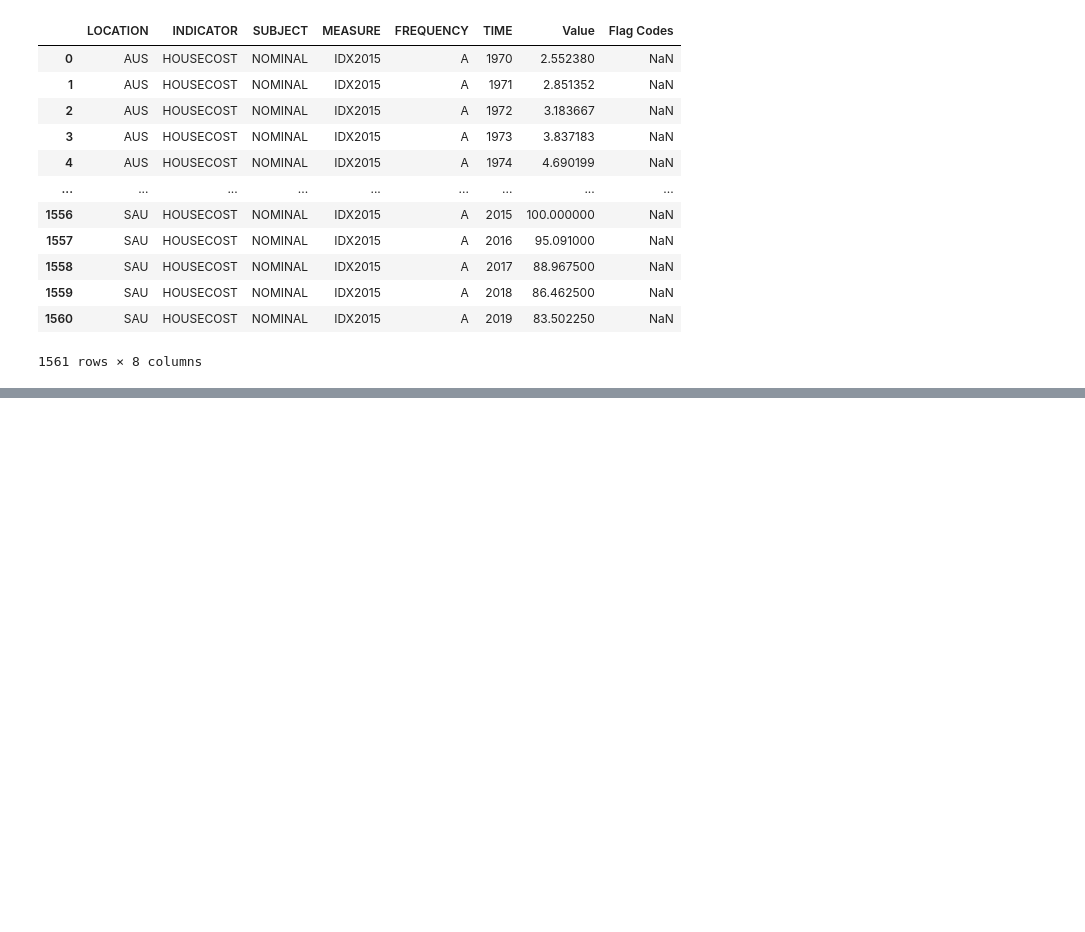
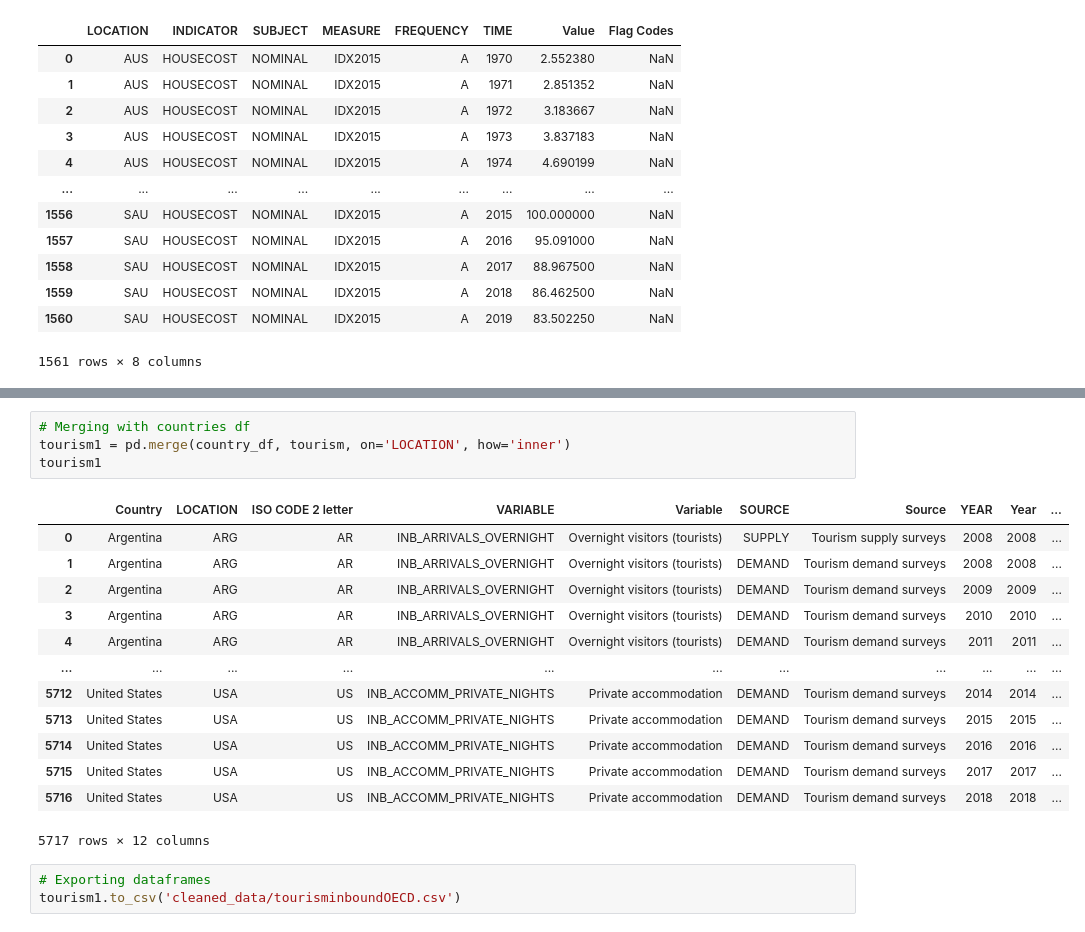
Before and after one commit to skumble27/final-project, a Jupyter notebook: dataextraction.ipynb, the cells around one changed output, grey strips where cells are left out. Saved outputs shown, nothing was run; the diff lists cells and outputs as text; blank space fills up the shorter version.

```diff
--- a/dataextraction.ipynb
+++ b/dataextraction.ipynb
@@ -180,0 +488,21 @@ final_real_estate_data
+# %%
+# Merging with countries df
+tourism1 = pd.merge(country_df, tourism, on='LOCATION', how='inner')
+tourism1
+# %% [output]
+|  | Country | LOCATION | ISO CODE 2 letter | VARIABLE | Variable | SOURCE | Source | YEAR | Year | ... |
+| 0 | Argentina | ARG | AR | INB_ARRIVALS_OVERNIGHT | Overnight visitors (tourists) | SUPPLY | Tourism supply surveys | 2008 | 2008 | ... |
+| 1 | Argentina | ARG | AR | INB_ARRIVALS_OVERNIGHT | Overnight visitors (tourists) | DEMAND | Tourism demand surveys | 2008 | 2008 | ... |
+| 2 | Argentina | ARG | AR | INB_ARRIVALS_OVERNIGHT | Overnight visitors (tourists) | DEMAND | Tourism demand surveys | 2009 | 2009 | ... |
+| 3 | Argentina | ARG | AR | INB_ARRIVALS_OVERNIGHT | Overnight visitors (tourists) | DEMAND | Tourism demand surveys | 2010 | 2010 | ... |
+| 4 | Argentina | ARG | AR | INB_ARRIVALS_OVERNIGHT | Overnight visitors (tourists) | DEMAND | Tourism demand surveys | 2011 | 2011 | ... |
+| ... | ... | ... | ... | ... | ... | ... | ... | ... | ... | ... |
+| 5712 | United States | USA | US | INB_ACCOMM_PRIVATE_NIGHTS | Private accommodation | DEMAND | Tourism demand surveys | 2014 | 2014 | ... |
+| 5713 | United States | USA | US | INB_ACCOMM_PRIVATE_NIGHTS | Private accommodation | DEMAND | Tourism demand surveys | 2015 | 2015 | ... |
+| 5714 | United States | USA | US | INB_ACCOMM_PRIVATE_NIGHTS | Private accommodation | DEMAND | Tourism demand surveys | 2016 | 2016 | ... |
+| 5715 | United States | USA | US | INB_ACCOMM_PRIVATE_NIGHTS | Private accommodation | DEMAND | Tourism demand surveys | 2017 | 2017 | ... |
+| 5716 | United States | USA | US | INB_ACCOMM_PRIVATE_NIGHTS | Private accommodation | DEMAND | Tourism demand surveys | 2018 | 2018 | ... |
+5717 rows × 12 columns
+# %%
+# Exporting dataframes
+tourism1.to_csv('cleaned_data/tourisminboundOECD.csv')
```
Also changed, not shown: parts of 34 cells of this notebook, 15 other files.
